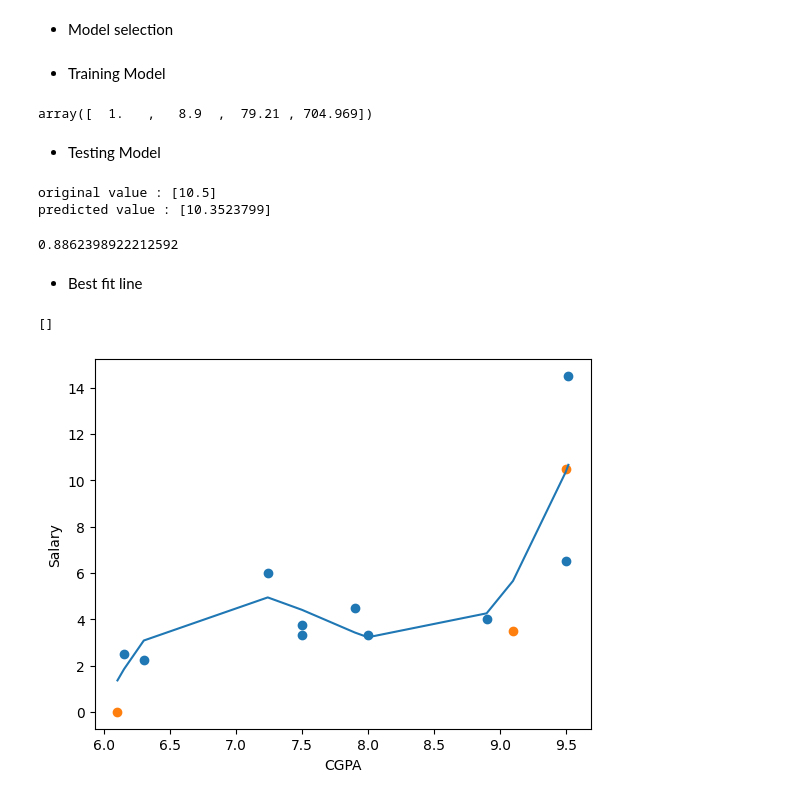
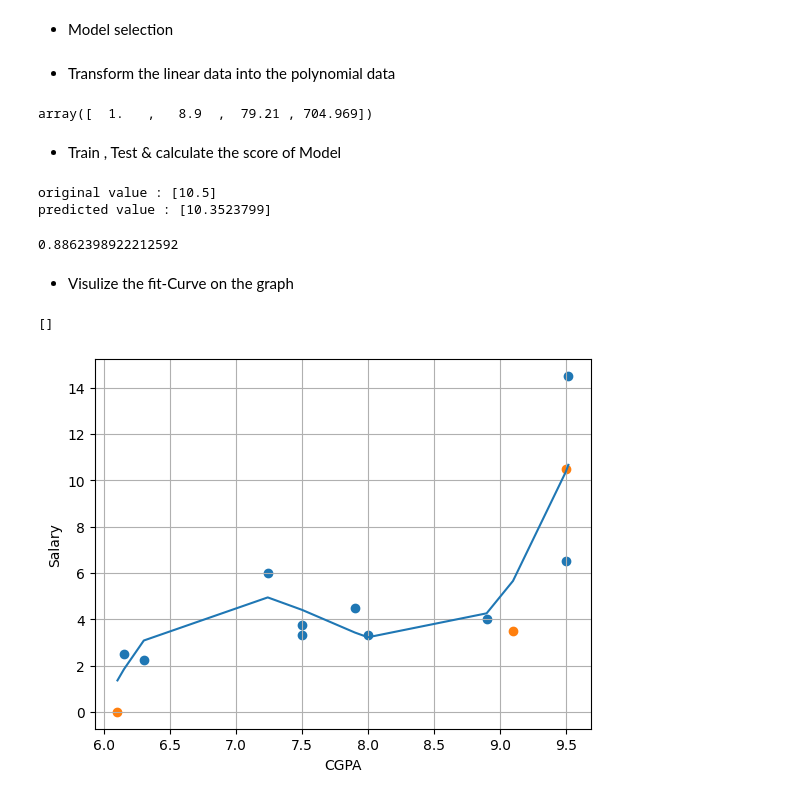
Before and after one commit to yashkarambe/Machine_learning, a Jupyter notebook: Linear_Regression/Polynomial_regression.ipynb, the cells around one changed output. Drawn from its saved outputs; the diff is of its cells as text; code cells hidden in the pictures.

```diff
--- a/Linear_Regression/Polynomial_regression.ipynb
+++ b/Linear_Regression/Polynomial_regression.ipynb
@@ -32,16 +33,16 @@ plt.plot()
 # %%
 linear_model = linear_model.LinearRegression()
 poly_model = PolynomialFeatures(degree=3)
-# %% [markdown]
-* Training Model
+# %% [markdown]
+* Transform the linear data into the polynomial data
 # %%
 x_train_trans = poly_model.fit_transform(x_train)
 x_test_trans = poly_model.transform(x_test)
 x_train_trans[0]
 # %% [output]
 array([  1.   ,   8.9  ,  79.21 , 704.969])
-# %% [markdown]
-* Testing Model
+# %% [markdown]
+* Train , Test & calculate the score of Model
 # %%
 linear_model.fit(x_train_trans , y_train)
 x_pred = linear_model.predict(x_test_trans)
@@ -52,15 +53,16 @@ r2_score( y_test , x_pred)
 original value : [10.5]
 predicted value : [10.3523799]
 0.8862398922212592
-# %% [markdown]
-* Best fit line
+# %% [markdown]
+* Visulize the fit-Curve on the graph
 # %%
 plt.scatter(x_train,y_train)
 plt.scatter(x_test , y_test)
 plt.plot( x , linear_model.predict(poly_model.fit_transform(x)))
 plt.xlabel("CGPA")
 plt.ylabel("Salary")
+plt.grid()
 plt.plot()
 # %% [output]
 []
-[figure, old version]
+[figure, new version]
```
Also changed, not shown: parts of 1 cell of this notebook, 1 other file.
